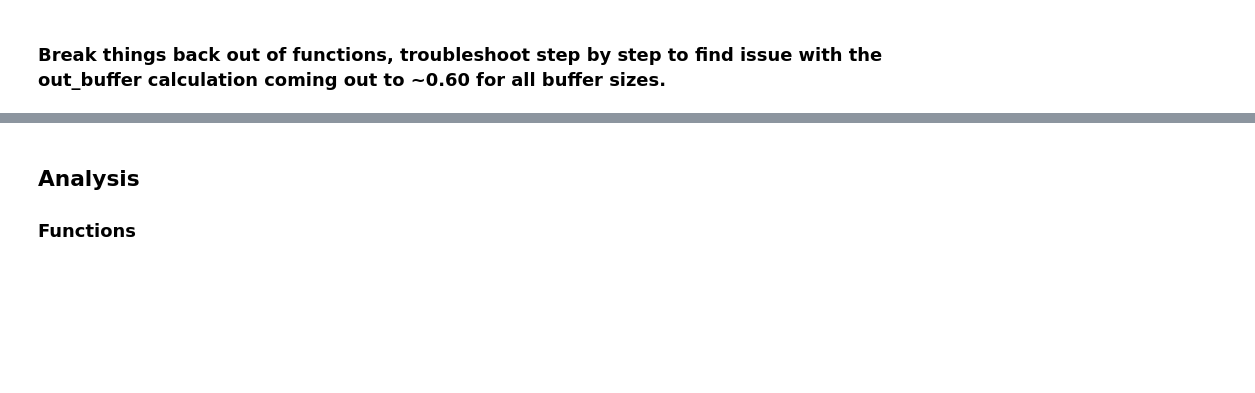
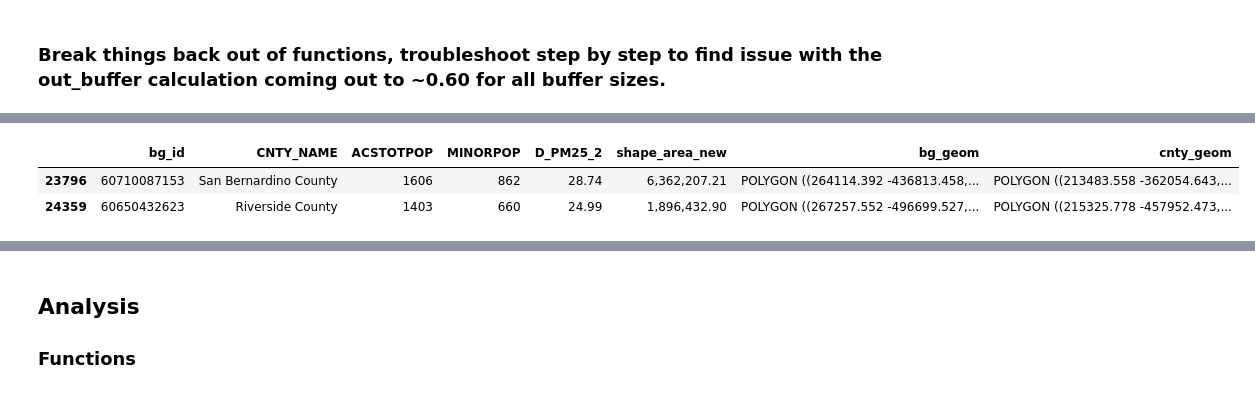
Before and after one commit to natebendermontana/capstone_rmi, a Jupyter notebook: bg_buffer_analysis.ipynb, the cells around one changed output, grey strips where cells are left out. Saved outputs shown, nothing was run; the diff lists cells and outputs as text; code cells hidden in the pictures; blank space fills up the shorter version.

```diff
--- a/bg_buffer_analysis.ipynb
+++ b/bg_buffer_analysis.ipynb
@@ -52,7 +53,7 @@ ca_flares = gp.read_file("data/ca_flares_clean.shp")
 print(f'Flares found: {len(ca_flares)}')
 
 # CA block groups merged with EJscreen data
-ca_bg_joined = gp.read_file("data/ca_bg_joined_clean.shp")
+ca_bg_joined = gp.read_file("data/ca_bg_joined_clean.shp", dtype={'bg_id': 'int', 'index':'int'})
 
 # update col name for correct area b/c it gets saved as a truncated version when saved as a shapefile out of the
 # main data cleaning notebook
@@ -84,3 +85,14 @@ ids_to_drop = [60839900000, 61119901000, 60379902000]
 ca_bg_joined = ca_bg_joined[~ca_bg_joined['bg_id'].isin(ids_to_drop)]
 # %% [markdown]
 ### Break things back out of functions, troubleshoot step by step to find issue with the out_buffer calculation coming out to ~0.60 for all buffer sizes.
+# %%
+ca_counties.rename(columns={'NAMELSAD':'CNTY_NAME'}, inplace=True)  # old:new. Match col names for merging
+
+ca_bg_joined_sub = ca_bg_joined[['bg_id', 'CNTY_NAME', 'ACSTOTPOP', 'MINORPOP',
+                           'D_PM25_2', 'shape_area_new', 'geometry']].copy()
+
+ca_bg_joined_sub.rename(columns={'geometry':'bg_geom'}, inplace=True)  # old:new. Match col names for merging
+
+counties_sub = ca_counties[['CNTY_NAME', 'geometry']].copy()
+
+counties_sub.rename(columns={'geometry':'cnty_geom'}, inplace=True)  # old:new. Match col names for merging
@@ -87,2 +113,13 @@ ca_bg_joined = ca_bg_joined[~ca_bg_joined['bg_id'].isin(ids_to_drop)]
+# %%
+# add county names to social dataframe
+
+ca_bg_joined_sub = pd.merge(ca_bg_joined_sub, counties_sub,
+                             on='CNTY_NAME', how='left')
+# %%
+ca_bg_joined_sub.sample(2)
+# %% [output]
+|  | bg_id | CNTY_NAME | ACSTOTPOP | MINORPOP | D_PM25_2 | shape_area_new | bg_geom | cnty_geom |
+| 23796 | 60710087153 | San Bernardino County | 1606 | 862 | 28.74 | 6,362,207.21 | POLYGON ((264114.392 -436813.458,... | POLYGON ((213483.558 -362054.643,... |
+| 24359 | 60650432623 | Riverside County | 1403 | 660 | 24.99 | 1,896,432.90 | POLYGON ((267257.552 -496699.527,... | POLYGON ((215325.778 -457952.473,... |
 # %%
 def create_buffer_intersection(flares_df, social_df, buffer_size):
```
Also changed, not shown: parts of 15 cells of this notebook.
